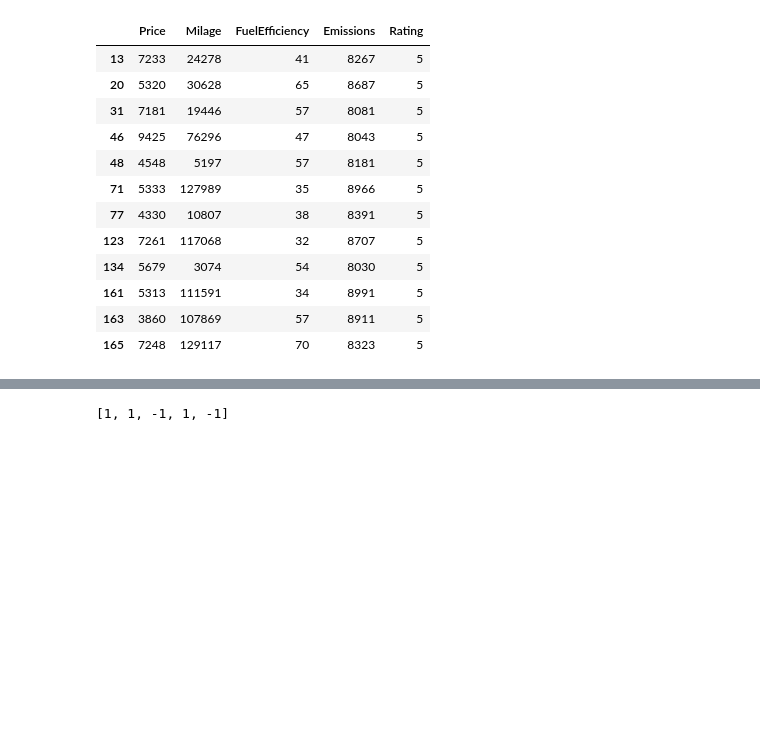
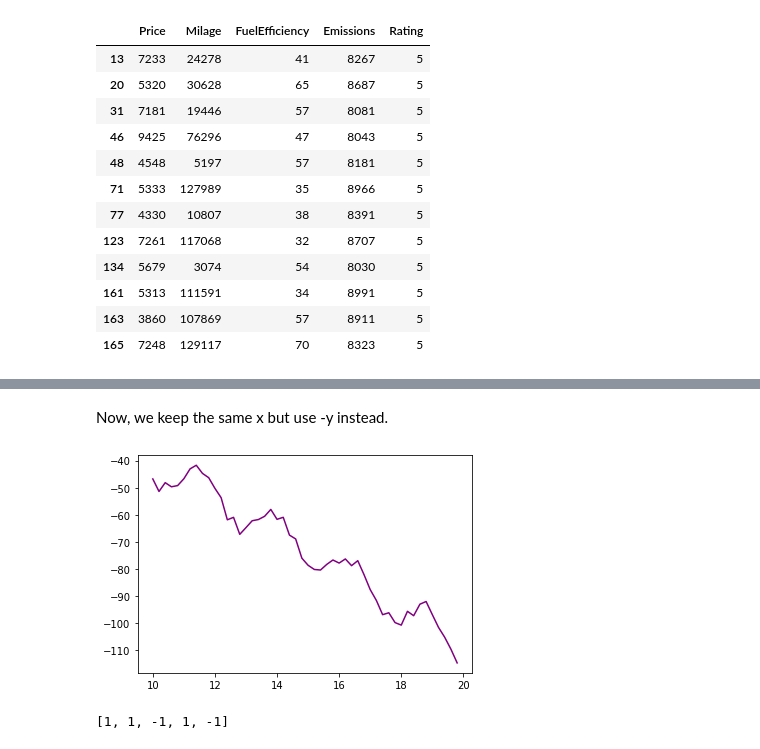
Before and after one commit to SCS-Technology-and-Innovation/DACS, a Jupyter notebook: DTDA/compromise.ipynb, the cells around one changed output, grey strips where cells are left out. Drawn from its saved outputs; the diff is of its cells as text; code cells hidden in the pictures; blank space fills up the shorter version.

```diff
--- a/DTDA/compromise.ipynb
+++ b/DTDA/compromise.ipynb
@@ -82,3 +111,10 @@ cars[ (cars['Rating'] == 5) & (cars['Price'] < 10000) ]
+# %% [markdown]
+Now, we keep the same x but use -y instead.
+# %%
+plt.plot(x, -y, c = 'purple')
+plt.show()
+# %% [output]
+[figure, added]
 # %%
 ideal = {
   'Price' : 1, # minimize
```
Also changed, not shown: parts of 7 cells of this notebook.
